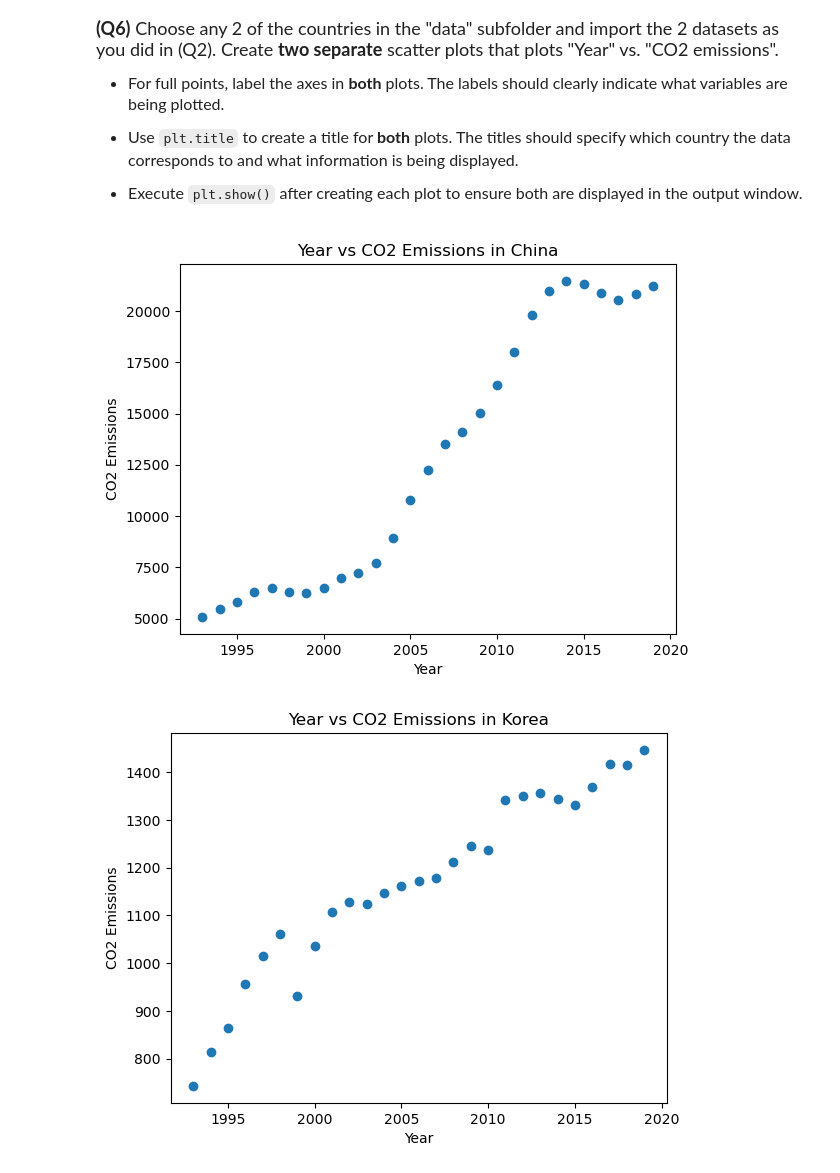
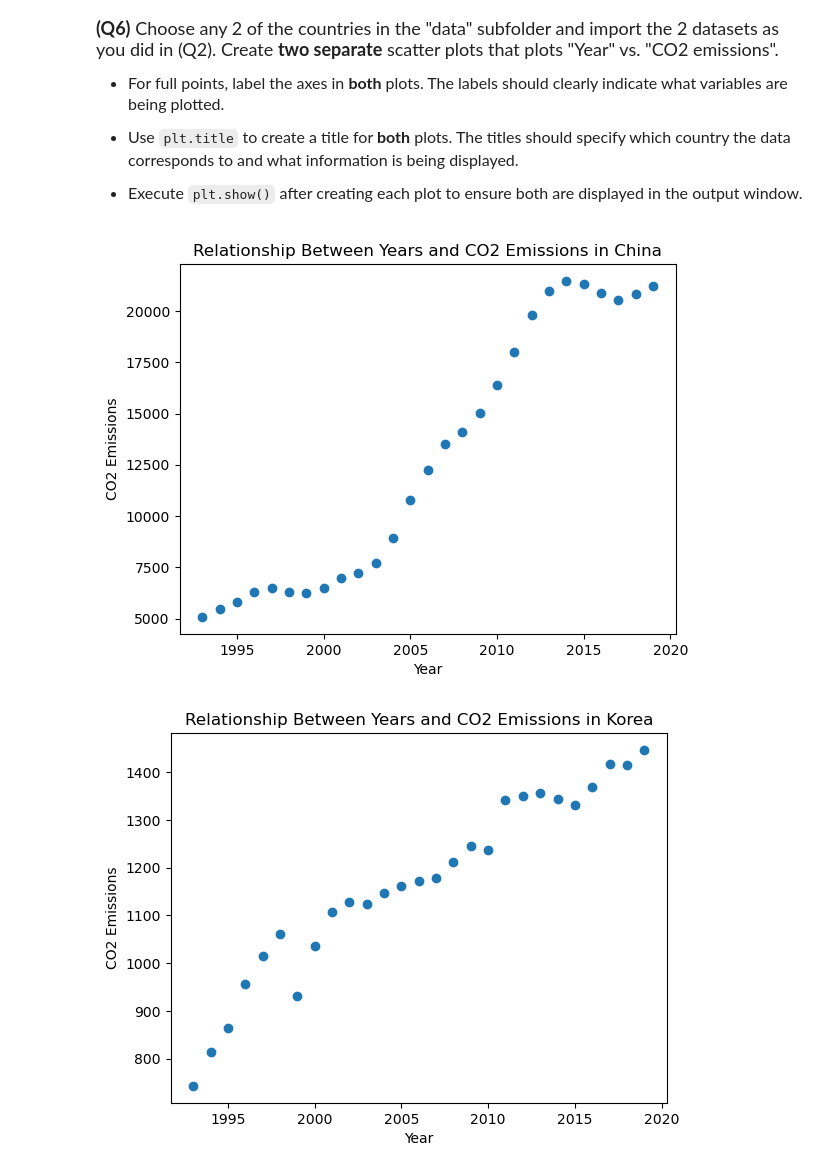
Before and after one commit to swang2026/datasci151spring2026, a Jupyter notebook: _assignments/assignment_2/Assignment2.ipynb, the cells around one changed output. Drawn from its saved outputs; the diff is of its cells as text; code cells hidden in the pictures.

```diff
--- a/_assignments/assignment_2/Assignment2.ipynb
+++ b/_assignments/assignment_2/Assignment2.ipynb
@@ -169,20 +151,18 @@ plt.show()
 # %%
 # Write your answer
 china_emission = pd.read_csv("data/china_emission.csv")
 plt.scatter(x = china_emission[columns[0]], y = china_emission[columns[2]])
-plt.title("Year vs CO2 Emissions in China")
+plt.title("Relationship Between Years and CO2 Emissions in China")
 plt.xlabel("Year")
 plt.ylabel("CO2 Emissions")
 plt.show()
 
 korea_emission = pd.read_csv("data/korea_emission.csv")
 plt.scatter(x = korea_emission[columns[0]], y = korea_emission[columns[2]])
-plt.title("Year vs CO2 Emissions in Korea")
+plt.title("Relationship Between Years and CO2 Emissions in Korea")
 plt.xlabel("Year")
 plt.ylabel("CO2 Emissions")
 plt.show()
-
-# They keep showing up on the same plot instead of two different plots
 # %% [output]
-[figure, old version]
+[figure, new version]
-[figure, old version]
+[figure, new version]
```
Also changed, not shown: parts of 2 cells of this notebook.
